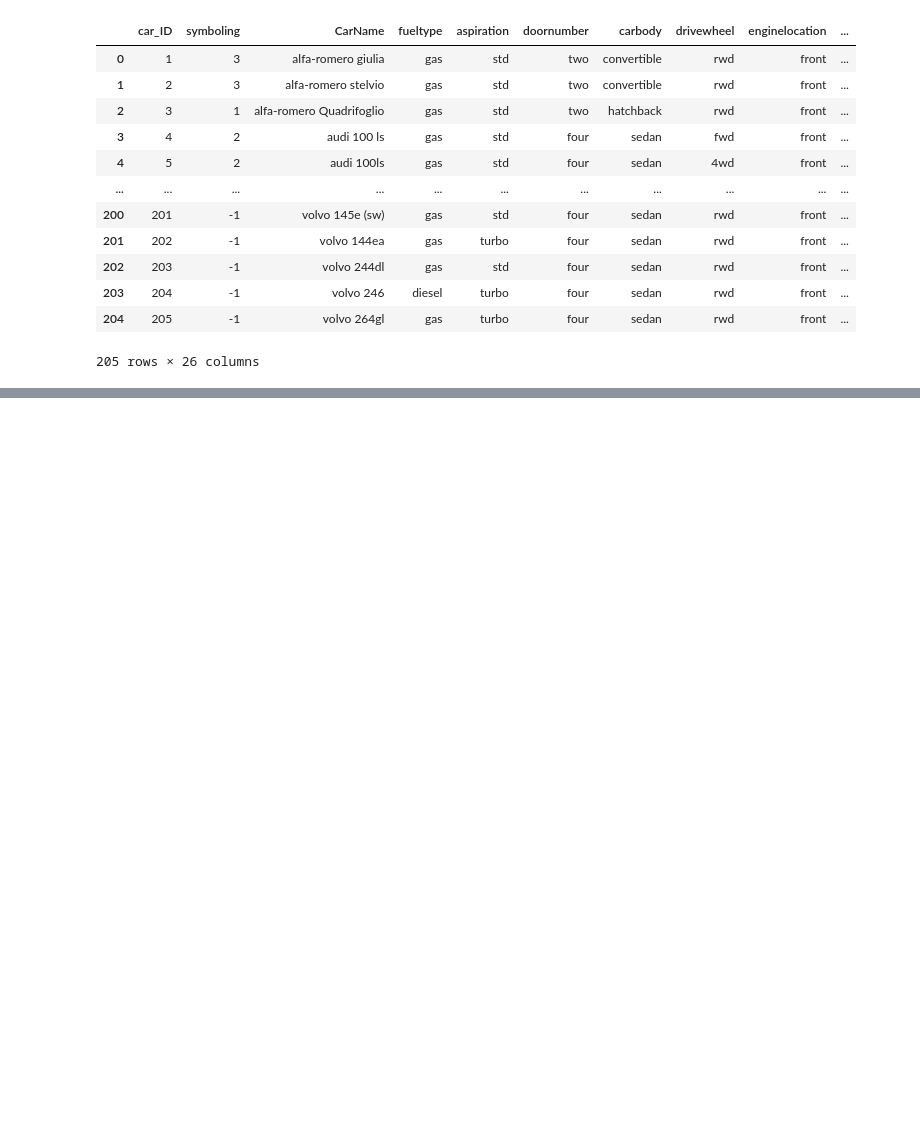
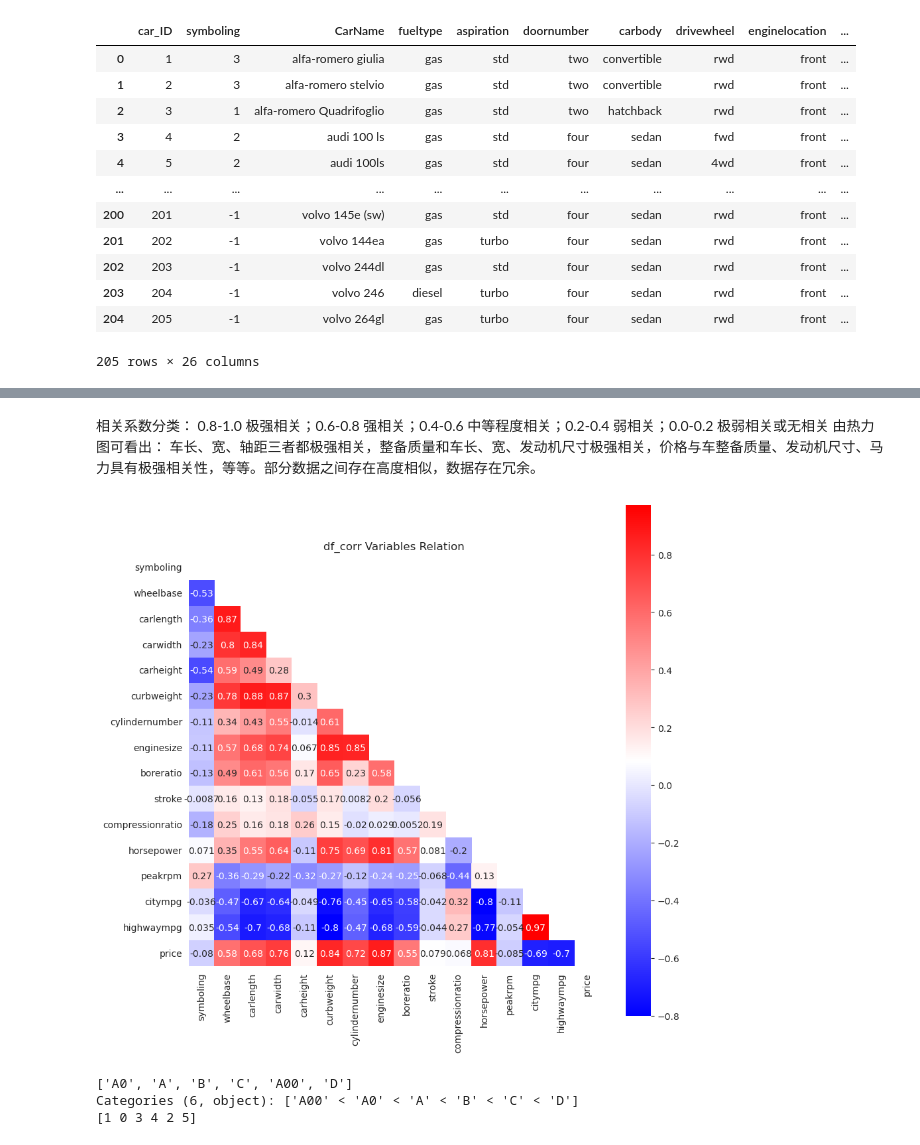
Before and after one commit to unicorn-yh/Deep-Learning-Mindspore, a Jupyter notebook: Car Clustering/car.ipynb, the cells around one changed output, grey strips where cells are left out. Cells and saved outputs as stored; diff of their text form; code cells hidden in the pictures; blank space fills up the shorter version.

```diff
--- a/Car Clustering/car.ipynb
+++ b/Car Clustering/car.ipynb
@@ -77,0 +41,7 @@ print(column_names)
+# %%
+car_data = car_pd.copy()
+car_pd.pop('car_ID')
+car_pd.pop('CarName')
+car_pd["cylindernumber"] = car_pd["cylindernumber"].replace(
+    {'two':2,'three':3,'four':4,'five':5,'six':6,'eight':8,'twelve':12})
+car_pd.describe()
@@ -77,0 +126,10 @@ print(column_names)
+# %%
+# 由上面描述性统计可知，车身长范围为141.1~208.1英寸之间，可划分为6类
+bins=[min(car_pd.carlength)-0.01,145.67,169.29,181.10,192.91,200.79,max(car_pd.carlength)+0.01]
+label=['A00','A0','A','B','C','D']
+carSize=pd.cut(car_pd.carlength,bins,labels=label)
+print(carSize.unique())
+
+#将车型大小分类放入数据集中
+car_data['carSize']=carSize
+car_pd['carSize']=carSize
@@ -77,0 +139,4 @@ print(column_names)
+# %%
+#查看数值型特征的相关系数
+df_corr=car_pd.corr()
+df_corr
@@ -77,0 +161,32 @@ print(column_names)
+# %% [markdown]
+相关系数分类： 0.8-1.0 极强相关；0.6-0.8 强相关；0.4-0.6 中等程度相关；0.2-0.4 弱相关；0.0-0.2 极弱相关或无相关
+由热力图可看出： 车长、宽、轴距三者都极强相关，整备质量和车长、宽、发动机尺寸极强相关，价格与车整备质量、发动机尺寸、马力具有极强相关性，等等。部分数据之间存在高度相似，数据存在冗余。
+# %%
+#绘制相关性热力图
+mask=np.zeros_like(df_corr)
+mask[np.triu_indices_from(mask)]=True
+plt.figure(figsize=(10,10))
+with sns.axes_style("white"):
+    ax=sns.heatmap(df_corr,mask=mask,square=True,annot=True,cmap='bwr')
+ax.set_title("df_corr Variables Relation")
+plt.show()
+# %% [output]
+[figure, added]
+# %%
+#剔除carlength
+features=car_pd.drop(['carlength'],axis=1)
+
+
+# 将取值具有大小意义的类别型变量数据转变为数值型映射
+features1=features.copy()
+
+#使用LabelEncoder对不具实体数值数据编码
+from sklearn.preprocessing import LabelEncoder
+carSize1=LabelEncoder().fit_transform(features1['carSize'])
+features1['carSize']=carSize1
+print(features['carSize'].unique())
+print(features1['carSize'].unique())
+# %% [output]
+['A0', 'A', 'B', 'C', 'A00', 'D']
+Categories (6, object): ['A00' < 'A0' < 'A' < 'B' < 'C' < 'D']
+[1 0 3 4 2 5]
```
Also changed, not shown: parts of 41 cells of this notebook.
